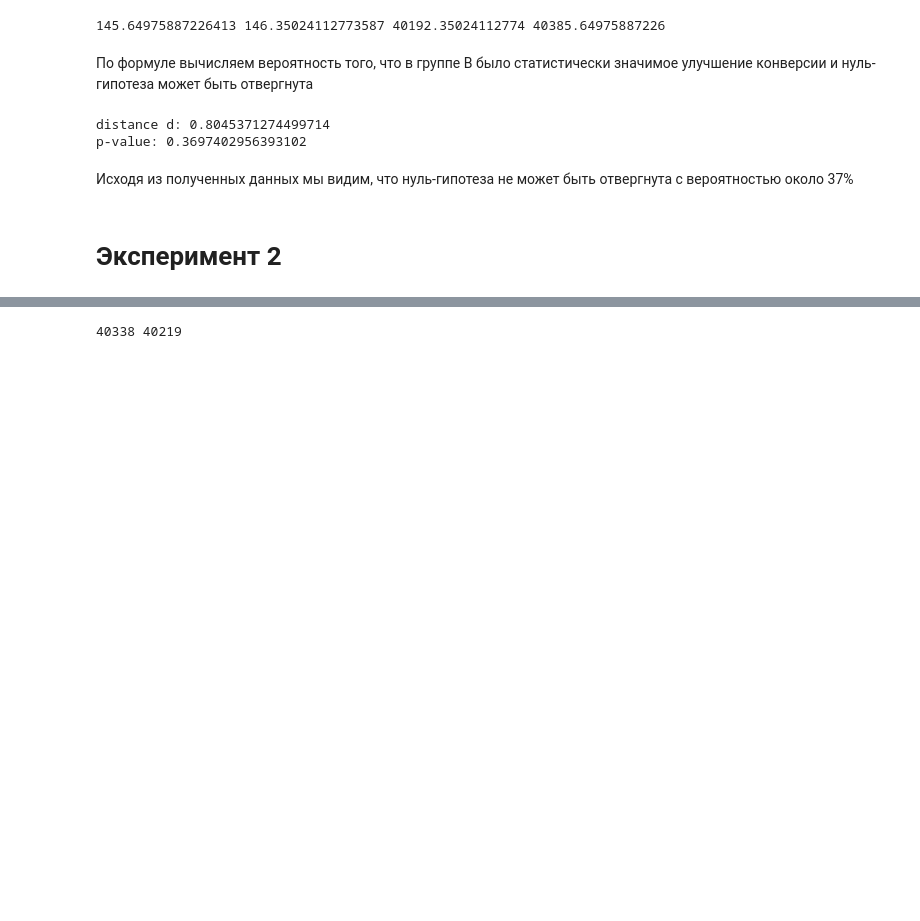
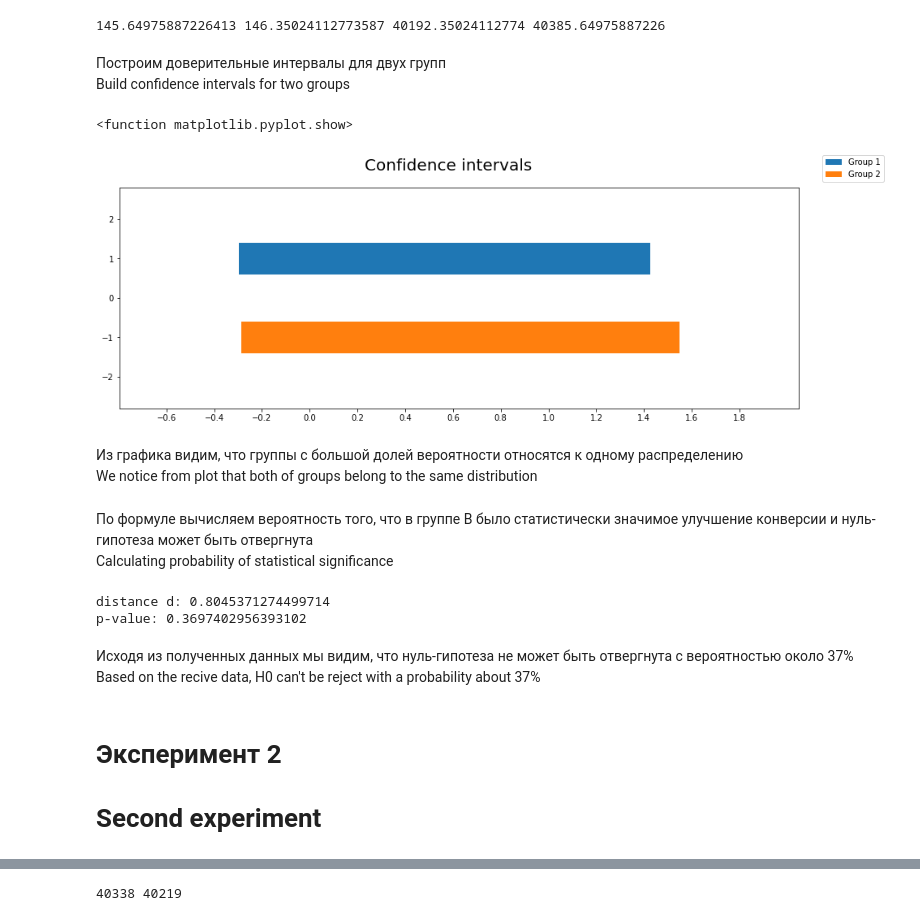
Before and after one commit to thejd777/A_B_testing_CR, a Jupyter notebook: A_B_testing_CR.ipynb, the cells around one changed output, grey strips where cells are left out. Saved outputs shown, nothing was run; the diff lists cells and outputs as text; code cells hidden in the pictures; blank space fills up the shorter version.

```diff
--- a/A_B_testing_CR.ipynb
+++ b/A_B_testing_CR.ipynb
@@ -108,8 +274,20 @@ sessionNoCrMeanB = sessionCountB - sessionCrMeanB
 print(sessionCrMeanA, sessionCrMeanB, sessionNoCrMeanA, sessionNoCrMeanB)
 # %% [output]
 145.64975887226413 146.35024112773587 40192.35024112774 40385.64975887226
+# %% [markdown]
+Построим доверительные интервалы для двух групп
+Build confidence intervals for two groups
+# %%
+twoBarsOfConfInterval(data1_1ConversionSumByDay, data1_2ConversionSumByDay)
+# %% [output]
+<function matplotlib.pyplot.show>
+[figure, added]
+# %% [markdown]
+Из графика видим, что группы с большой долей вероятности относятся к одному распределению
+We notice from plot that both of groups belong to the same distribution
 # %% [markdown]
 По формуле вычисляем вероятность того, что в группе B было статистически значимое улучшение конверсии и нуль-гипотеза может быть отвергнута
+Calculating probability of statistical significance
 # %%
 O = np.array([crACount, crBCount, sessionNoCrA, sessionNoCrB])
 T = np.array([sessionCrMeanA, sessionCrMeanB, sessionNoCrMeanA, sessionNoCrMeanB])
@@ -122,7 +300,9 @@ distance d: 0.8045371274499714
 p-value: 0.3697402956393102
 # %% [markdown]
 Исходя из полученных данных мы видим, что нуль-гипотеза не может быть отвергнута с вероятностью около 37%
+Based on the recive data, H0 can't be reject with a probability about 37%
 # %% [markdown]
 # Эксперимент 2
+# Second experiment
 # %% [markdown]
 Очищаем исходные данные от дубликатов
```
Also changed, not shown: parts of 66 cells of this notebook.
